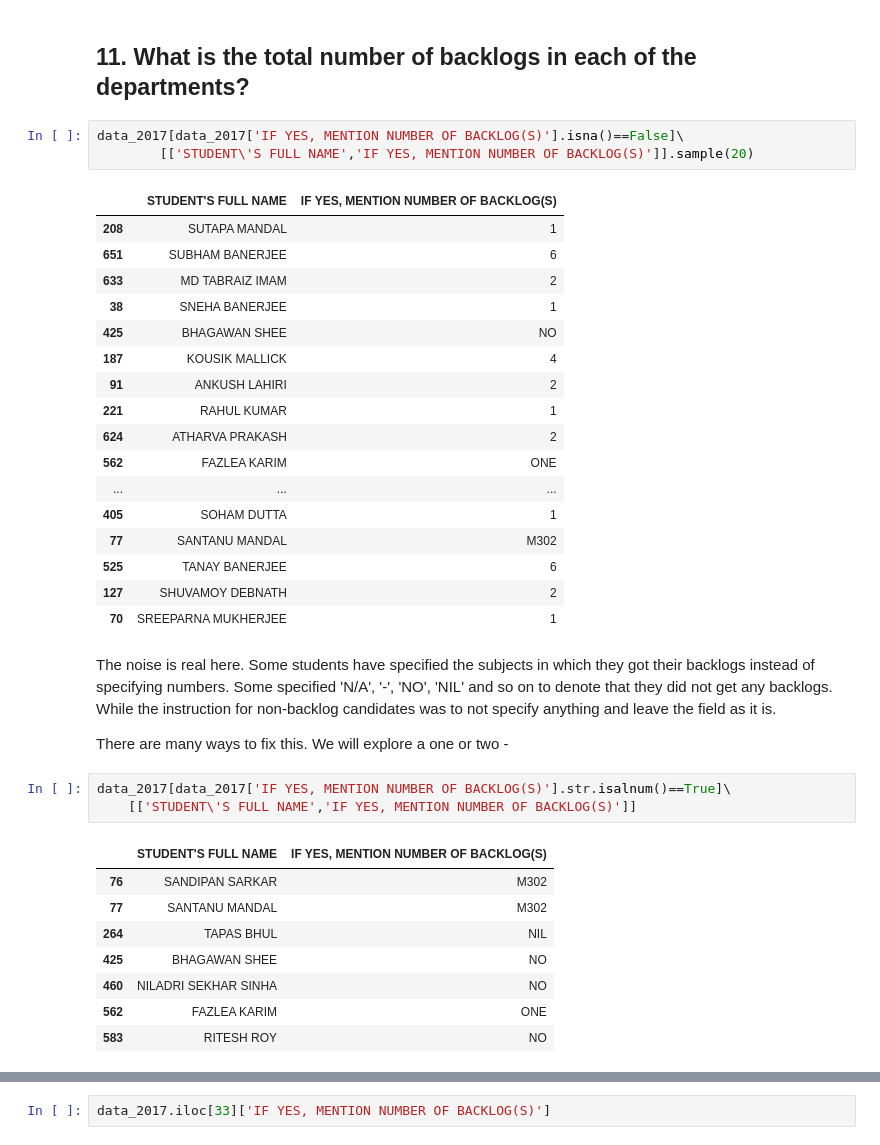
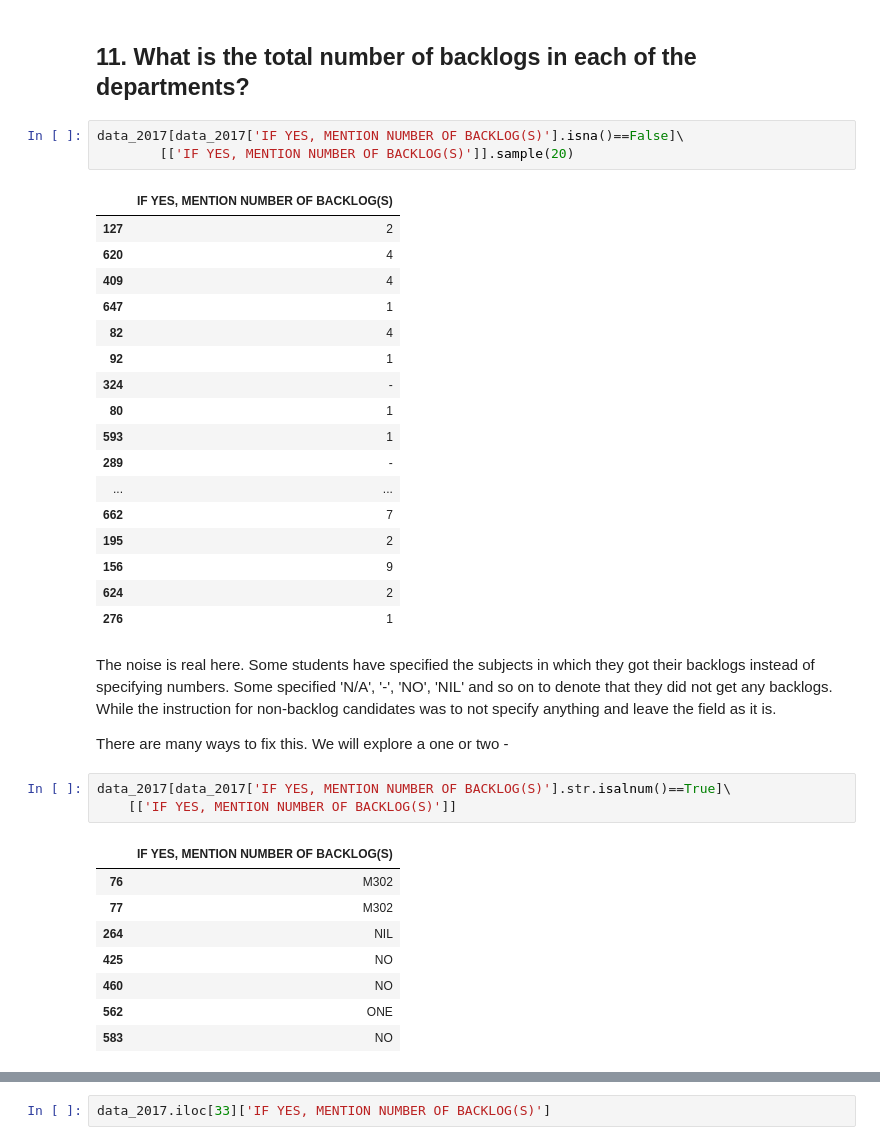
Before and after one commit to sayakpaul/Analysis-of-college-database-of-2017-passouts, a Jupyter notebook: 2017_Passout_Data_Analysis.ipynb, the cells around one changed output, grey strips where cells are left out. Cells and saved outputs as stored; diff of their text form.

```diff
--- a/2017_Passout_Data_Analysis.ipynb
+++ b/2017_Passout_Data_Analysis.ipynb
@@ -358,40 +358,40 @@ There are total 84 **lateral** candidates.
 ## 11. What is the total number of backlogs in each of the departments?
 # %%
 data_2017[data_2017['IF YES, MENTION NUMBER OF BACKLOG(S)'].isna()==False]\
-        [['STUDENT\'S FULL NAME','IF YES, MENTION NUMBER OF BACKLOG(S)']].sample(20)
+        [['IF YES, MENTION NUMBER OF BACKLOG(S)']].sample(20)
 # %% [output]
-|  | STUDENT'S FULL NAME | IF YES, MENTION NUMBER OF BACKLOG(S) |
-| 208 | SUTAPA MANDAL | 1 |
-| 651 | SUBHAM BANERJEE | 6 |
-| 633 | MD TABRAIZ IMAM | 2 |
-| 38 | SNEHA BANERJEE | 1 |
-| 425 | BHAGAWAN SHEE | NO |
-| 187 | KOUSIK MALLICK | 4 |
-| 91 | ANKUSH LAHIRI | 2 |
-| 221 | RAHUL KUMAR | 1 |
-| 624 | ATHARVA PRAKASH | 2 |
-| 562 | FAZLEA KARIM | ONE |
-| ... | ... | ... |
-| 405 | SOHAM DUTTA | 1 |
-| 77 | SANTANU MANDAL | M302 |
-| 525 | TANAY BANERJEE | 6 |
-| 127 | SHUVAMOY DEBNATH | 2 |
-| 70 | SREEPARNA MUKHERJEE | 1 |
+|  | IF YES, MENTION NUMBER OF BACKLOG(S) |
+| 127 | 2 |
+| 620 | 4 |
+| 409 | 4 |
+| 647 | 1 |
+| 82 | 4 |
+| 92 | 1 |
+| 324 | - |
+| 80 | 1 |
+| 593 | 1 |
+| 289 | - |
+| ... | ... |
+| 662 | 7 |
+| 195 | 2 |
+| 156 | 9 |
+| 624 | 2 |
+| 276 | 1 |
 # %% [markdown]
 The noise is real here. Some students have specified the subjects in which they got their backlogs instead of specifying numbers. Some specified 'N/A', '-', 'NO', 'NIL' and so on to denote that they did not get any backlogs. While the instruction for non-backlog candidates was to not specify anything and leave the field as it is.
 
 There are many ways to fix this. We will explore a one or two -
 # %%
 data_2017[data_2017['IF YES, MENTION NUMBER OF BACKLOG(S)'].str.isalnum()==True]\
-    [['STUDENT\'S FULL NAME','IF YES, MENTION NUMBER OF BACKLOG(S)']]
+    [['IF YES, MENTION NUMBER OF BACKLOG(S)']]
 # %% [output]
-|  | STUDENT'S FULL NAME | IF YES, MENTION NUMBER OF BACKLOG(S) |
-| 76 | SANDIPAN SARKAR | M302 |
-| 77 | SANTANU MANDAL | M302 |
-| 264 | TAPAS BHUL | NIL |
-| 425 | BHAGAWAN SHEE | NO |
-| 460 | NILADRI SEKHAR SINHA | NO |
-| 562 | FAZLEA KARIM | ONE |
-| 583 | RITESH ROY | NO |
+|  | IF YES, MENTION NUMBER OF BACKLOG(S) |
+| 76 | M302 |
+| 77 | M302 |
+| 264 | NIL |
+| 425 | NO |
+| 460 | NO |
+| 562 | ONE |
+| 583 | NO |
 # %%
 data_2017[data_2017['IF YES, MENTION NUMBER OF BACKLOG(S)'].str.match('^[a-zA-Z0-9]+$')==False]\
```
Also changed, not shown: parts of 22 cells of this notebook.
